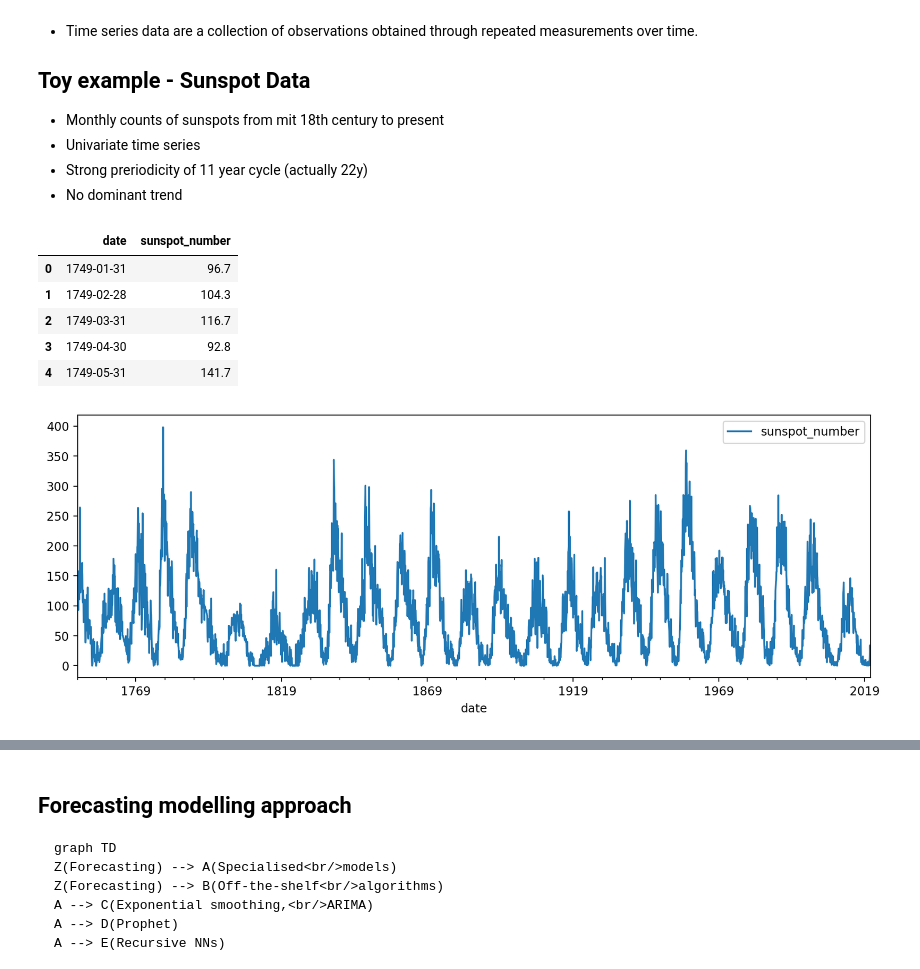
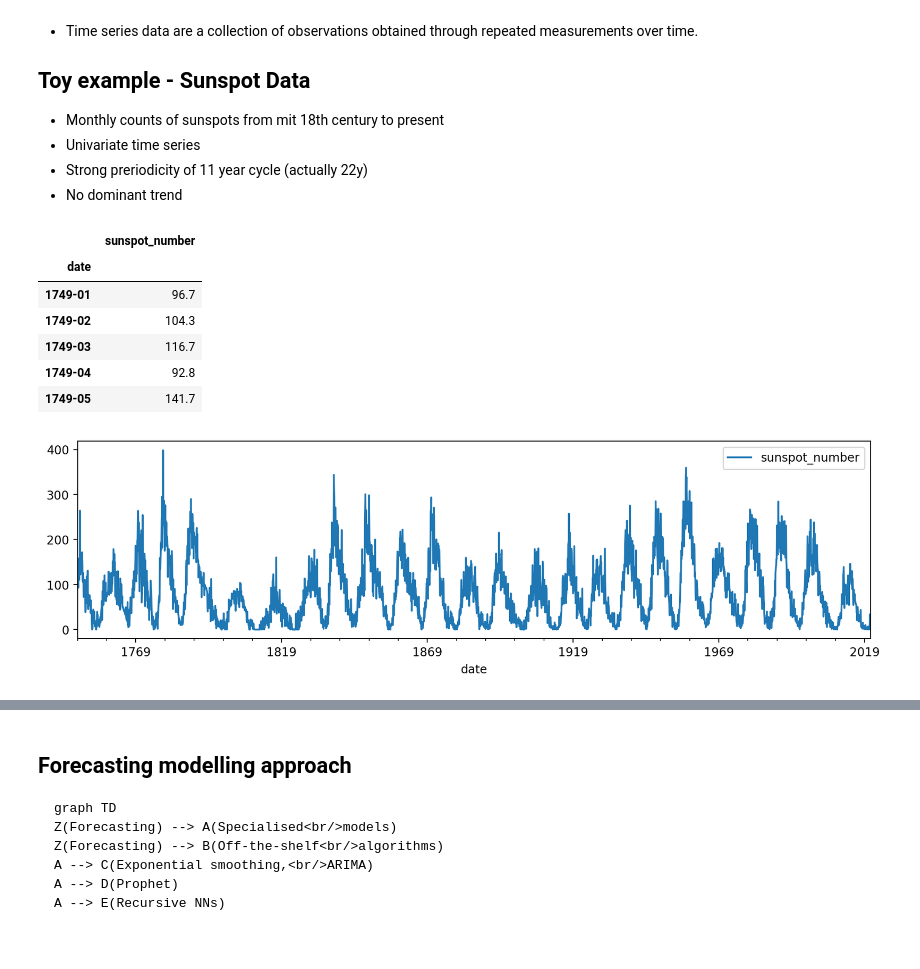
Before and after one commit to WeinbergMalte/timeseries-forecasting-workshop, a Jupyter notebook: notebooks/01-introduction.ipynb, the cells around one changed output, grey strips where cells are left out. Drawn from its saved outputs; the diff is of its cells as text; code cells hidden in the pictures; blank space fills up the shorter version.

```diff
--- a/notebooks/01-introduction.ipynb
+++ b/notebooks/01-introduction.ipynb
@@ -22,18 +22,21 @@ DATA_DIR = Path("..") / Path("data")
 * No dominant trend
 # %%
 df = pd.read_parquet(DATA_DIR / "sunspots.parquet")
+df["date"] = df["date"].dt.to_period('M')
+df = df.set_index("date")
 
-_, ax = plt.subplots(1,1, figsize=(12, 4))
-_ = df.set_index("date").plot(ax=ax)
+_, ax = plt.subplots(1,1, figsize=(12, 3))
+_ = df.plot(ax=ax)
 df.head()
 # %% [output]
-|  | date | sunspot_number |
-| 0 | 1749-01-31 | 96.7 |
-| 1 | 1749-02-28 | 104.3 |
-| 2 | 1749-03-31 | 116.7 |
-| 3 | 1749-04-30 | 92.8 |
-| 4 | 1749-05-31 | 141.7 |
+|  | sunspot_number |
+| date |  |
+| 1749-01 | 96.7 |
+| 1749-02 | 104.3 |
+| 1749-03 | 116.7 |
+| 1749-04 | 92.8 |
+| 1749-05 | 141.7 |
-[figure, old version]
+[figure, new version]
 # %% [markdown]
 <img src="../images/sunspot.gif" width="100">
 
```
Also changed, not shown: parts of 3 cells of this notebook.
